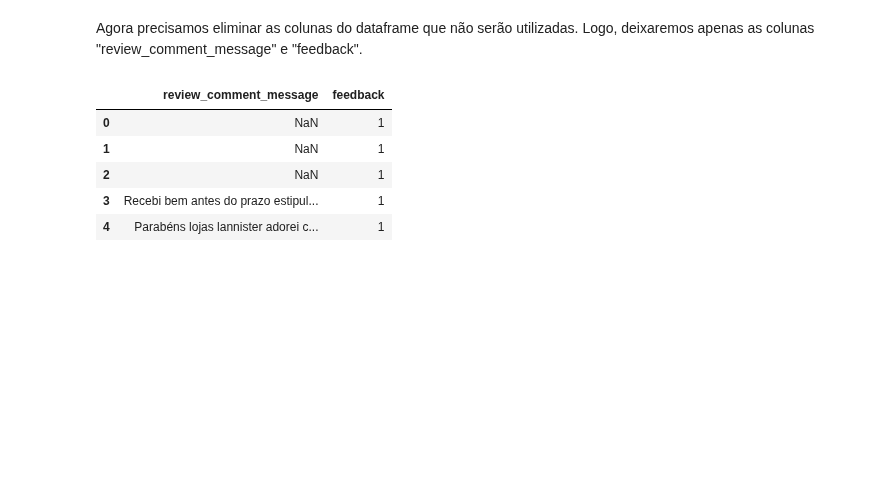
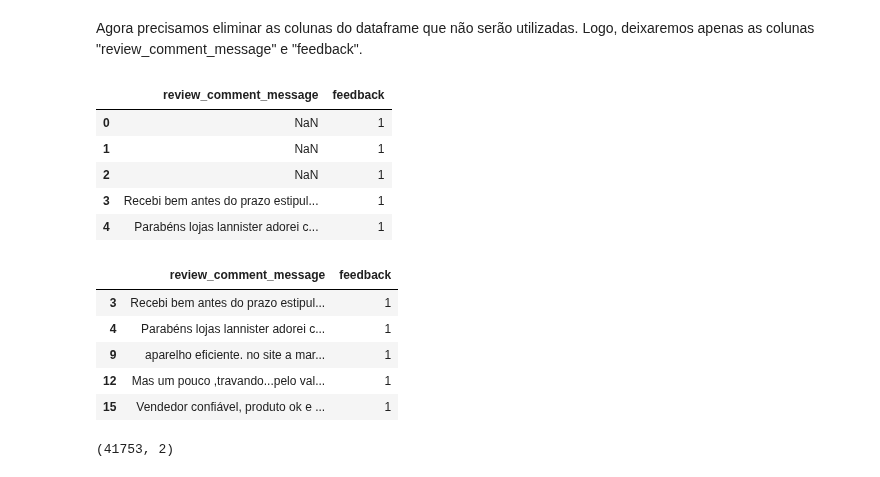
Before and after one commit to smalvar/olist-e-commerce, a Jupyter notebook: reviews_analysis.ipynb, the cells around one changed output. Saved outputs shown, nothing was run; the diff lists cells and outputs as text; code cells hidden in the pictures; blank space fills up the shorter version.

```diff
--- a/reviews_analysis.ipynb
+++ b/reviews_analysis.ipynb
@@ -177,3 +177,21 @@ reviews.head()
 | 2 | NaN | 1 |
 | 3 | Recebi bem antes do prazo estipul... | 1 |
 | 4 | Parabéns lojas lannister adorei c... | 1 |
+# %%
+# Deletando registros com valores faltantes
+reviews.dropna(inplace=True)
+# %%
+# Visualizando o cabeçalho
+reviews.head()
+# %% [output]
+|  | review_comment_message | feedback |
+| 3 | Recebi bem antes do prazo estipul... | 1 |
+| 4 | Parabéns lojas lannister adorei c... | 1 |
+| 9 | aparelho eficiente. no site a mar... | 1 |
+| 12 | Mas um pouco ,travando...pelo val... | 1 |
+| 15 | Vendedor confiável, produto ok e ... | 1 |
+# %%
+# Visualizando o novo shape do dataframe
+reviews.shape
+# %% [output]
+(41753, 2)
```
